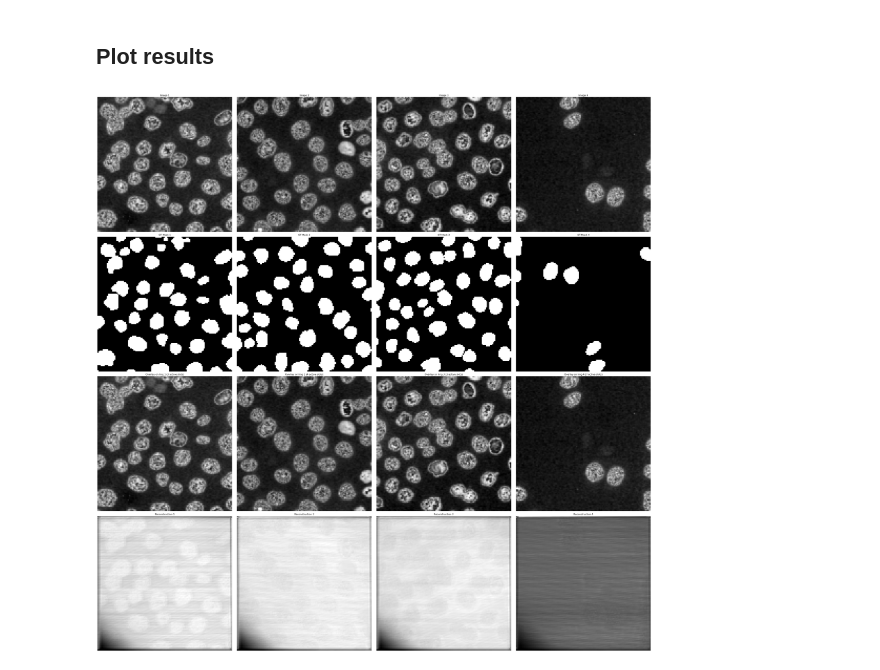
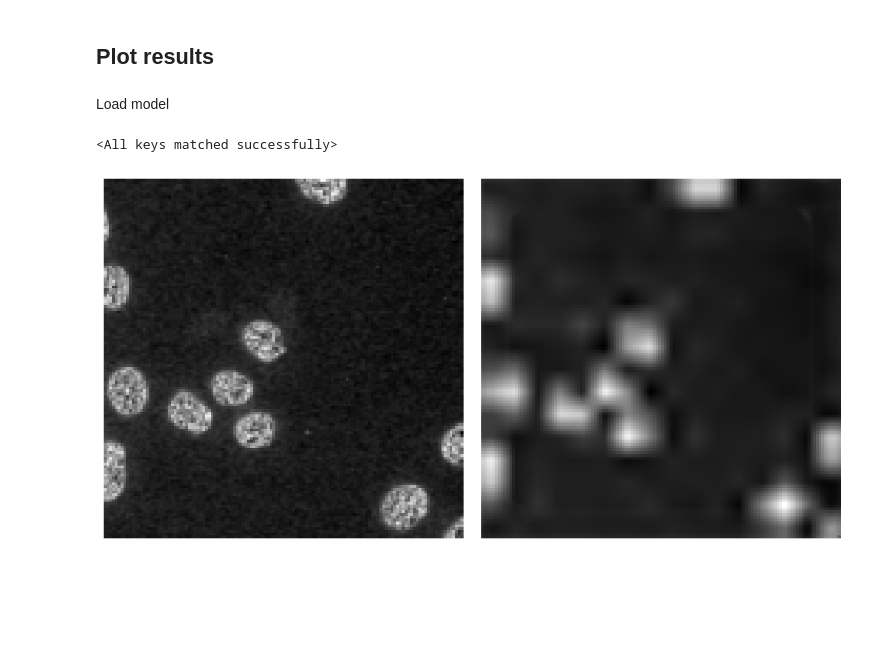
Before and after one commit to elonvg/Slot-Attention-Transformer, a Jupyter notebook: Notebook slotattn test.ipynb, the cells around one changed output. Cells and saved outputs as stored; diff of their text form; code cells hidden in the pictures; blank space fills up the shorter version.

```diff
--- a/Notebook slotattn test.ipynb
+++ b/Notebook slotattn test.ipynb
@@ -213,9 +260,10 @@ Done training
 [figure]
 # %% [markdown]
 ## Plot results
-# %%
-x_out, attn_maps, keep_slots = model(images)
-
-plot_results(img_batch=images, mask_batch=masks, attn_maps=attn_maps, keep_slots=keep_slots, y_batch=x_out, num_imgs=4)
-# %% [output]
-[figure, removed]
+# %% [markdown]
+Load model
+# %%
+state_dict = torch.load(r'C:\Users\Elon\Downloads\model20may.pth', weights_only=True)
+model.load_state_dict(state_dict)
+# %% [output]
+<All keys matched successfully>
@@ -222,3 +272,25 @@ plot_results(img_batch=images, mask_batch=masks, attn_maps=attn_maps, keep_slots
+# %%
+import matplotlib.pyplot as plt
+
+plt.figure(figsize=(10, 5))
+
+img = images[0].detach().cpu().numpy()
+img = np.squeeze(img, axis=0)
+
+plt.subplot(1, 2, 1)
+plt.imshow(img, cmap="gray")
+plt.axis('off')
+
+img_out = x_out[0].detach().cpu().numpy()
+img_out = np.squeeze(img_out, axis=0)
+
+plt.subplot(1, 2, 2)
+plt.imshow(img_out, cmap="gray")
+plt.axis('off')
+
+plt.tight_layout()
+# %% [output]
+[figure, added]
 # %%
 print(torch.sum(keep_slots))
 # %% [output]
```
Also changed, not shown: parts of 6 cells of this notebook, 1 other file.
